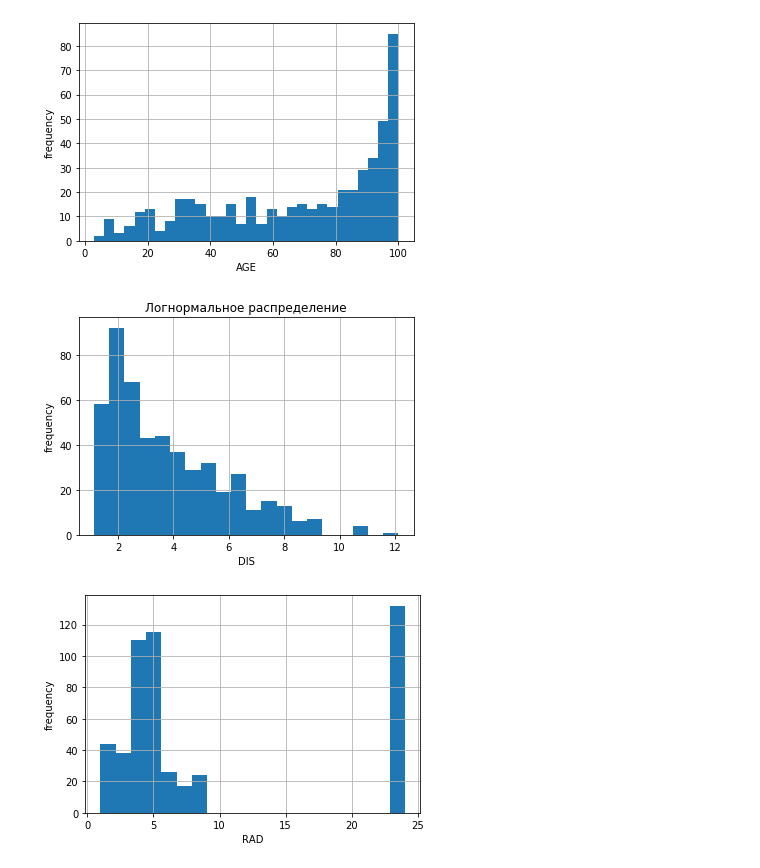
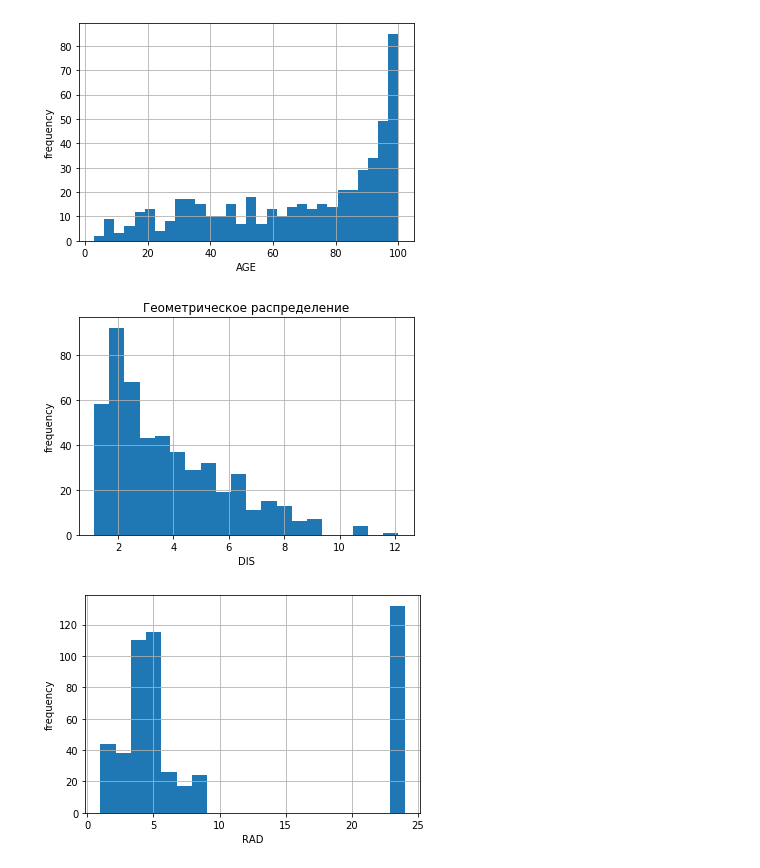
Before and after one commit to sofa999999/pyda-9, a Jupyter notebook: STATISTIC/homework-4.ipynb, the cells around one changed output. Drawn from its saved outputs; the diff is of its cells as text; code cells hidden in the pictures.

```diff
--- a/STATISTIC/homework-4.ipynb
+++ b/STATISTIC/homework-4.ipynb
@@ -142,12 +144,12 @@ plt.show()
 # %%
 plt.hist(data['DIS'], 20)
 plt.xlabel('DIS')
 plt.ylabel('frequency')
-plt.title('Логнормальное распределение')
+plt.title('Геометрическое распределение')
 plt.grid(True)
 plt.show()
 # %% [output]
-[figure, old version]
+[figure, new version]
 # %%
 plt.hist(data['RAD'], 20)
 plt.xlabel('RAD')
```
Also changed, not shown: parts of 5 cells of this notebook.
